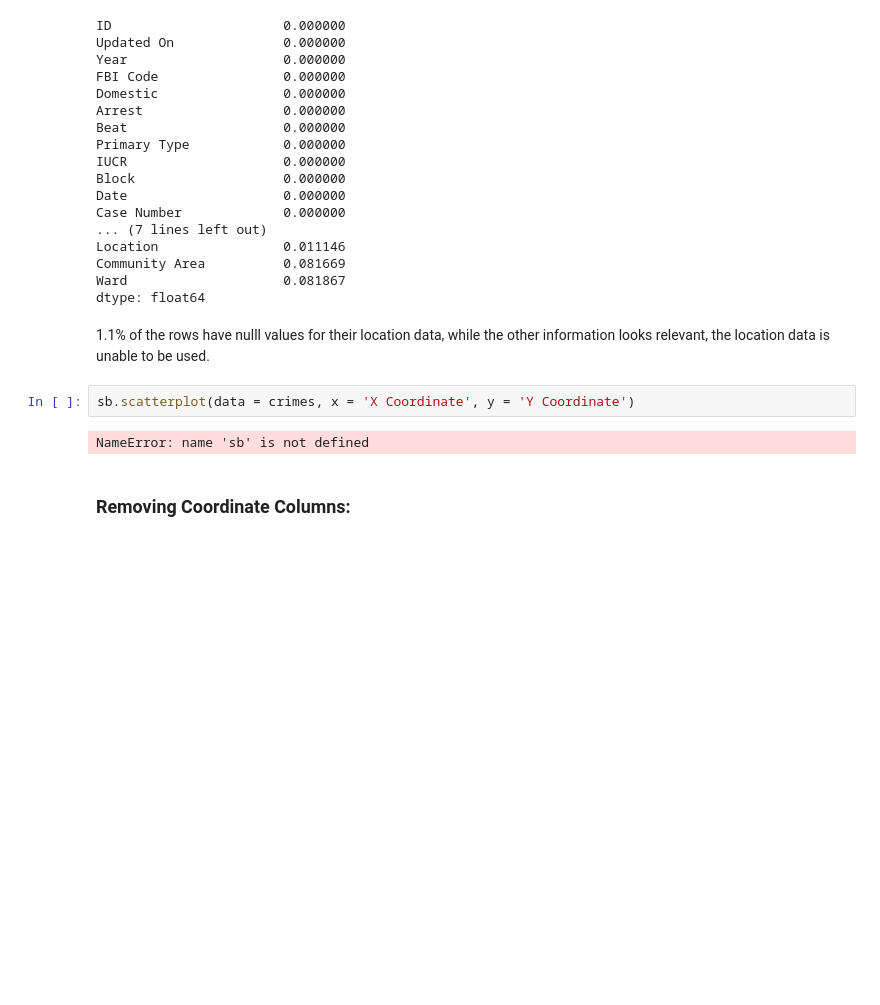
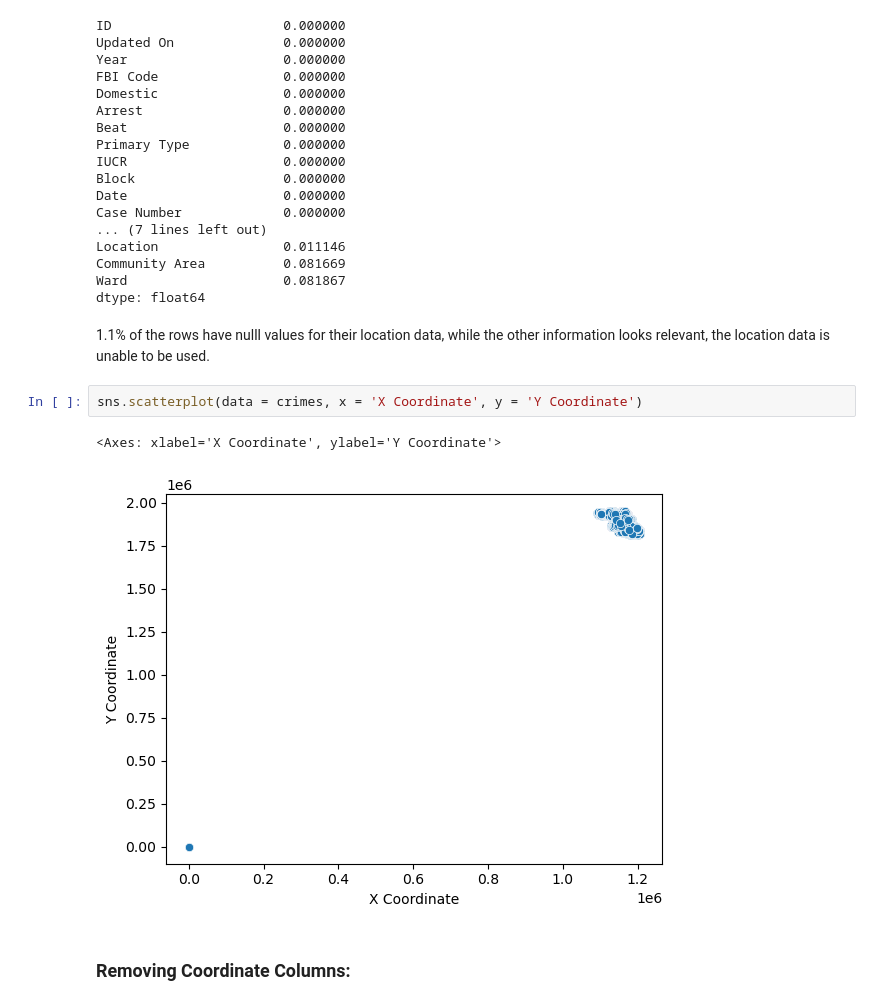
Before and after one commit to MichaelHarjani/ChicagoCrime, a Jupyter notebook: Exploration.ipynb, the cells around one changed output. Cells and saved outputs as stored; diff of their text form; blank space fills up the shorter version.

```diff
--- a/Exploration.ipynb
+++ b/Exploration.ipynb
@@ -117,9 +117,10 @@ dtype: float64
 # %% [markdown]
 1.1% of the rows have nulll values for their location data, while the other information looks relevant, the location data is unable to be used.
 # %%
-sb.scatterplot(data = crimes, x = 'X Coordinate', y = 'Y Coordinate')
+sns.scatterplot(data = crimes, x = 'X Coordinate', y = 'Y Coordinate')
 # %% [output]
-NameError: name 'sb' is not defined
+<Axes: xlabel='X Coordinate', ylabel='Y Coordinate'>
+[figure, added]
 # %% [markdown]
 ### Removing Coordinate Columns:
 # %% [markdown]
```
Also changed, not shown: parts of 41 cells of this notebook, 1 other file.
